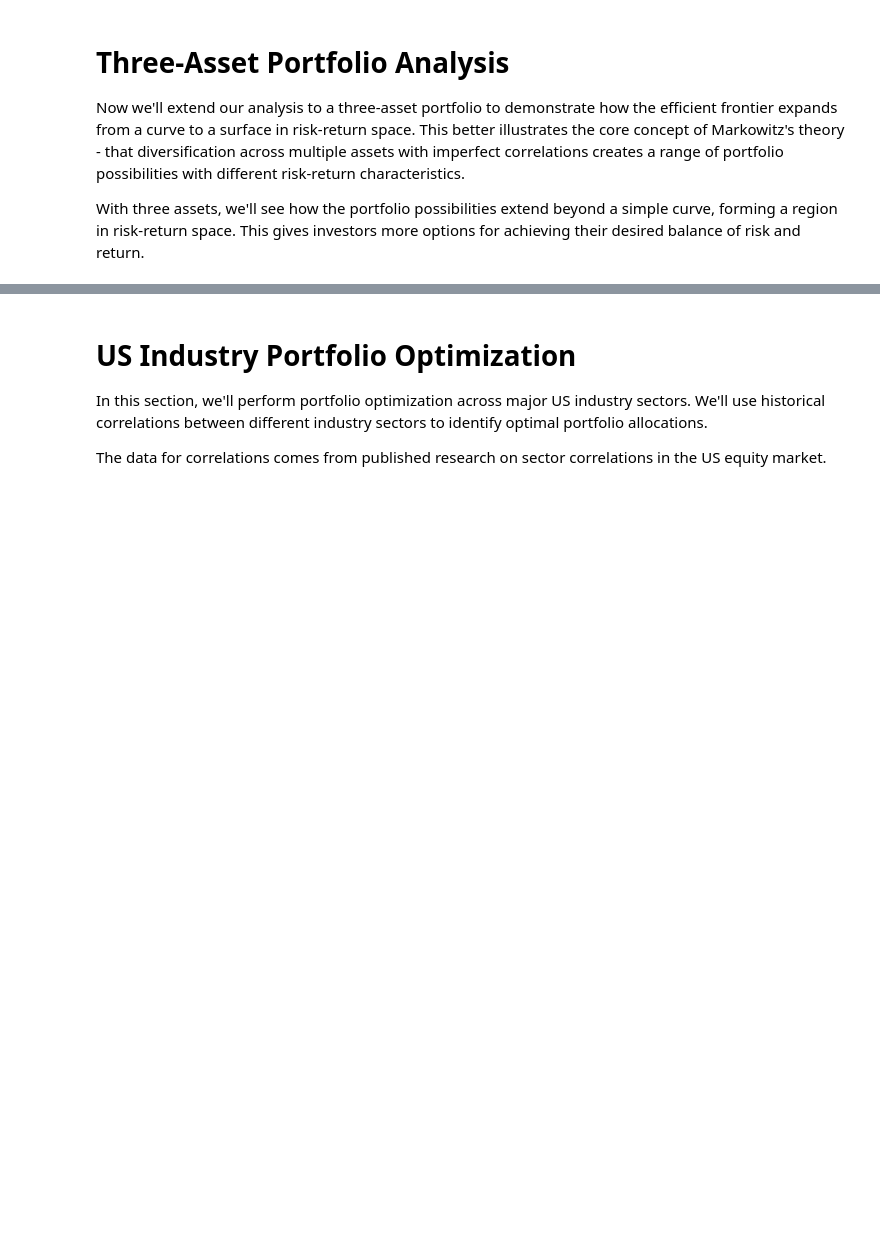
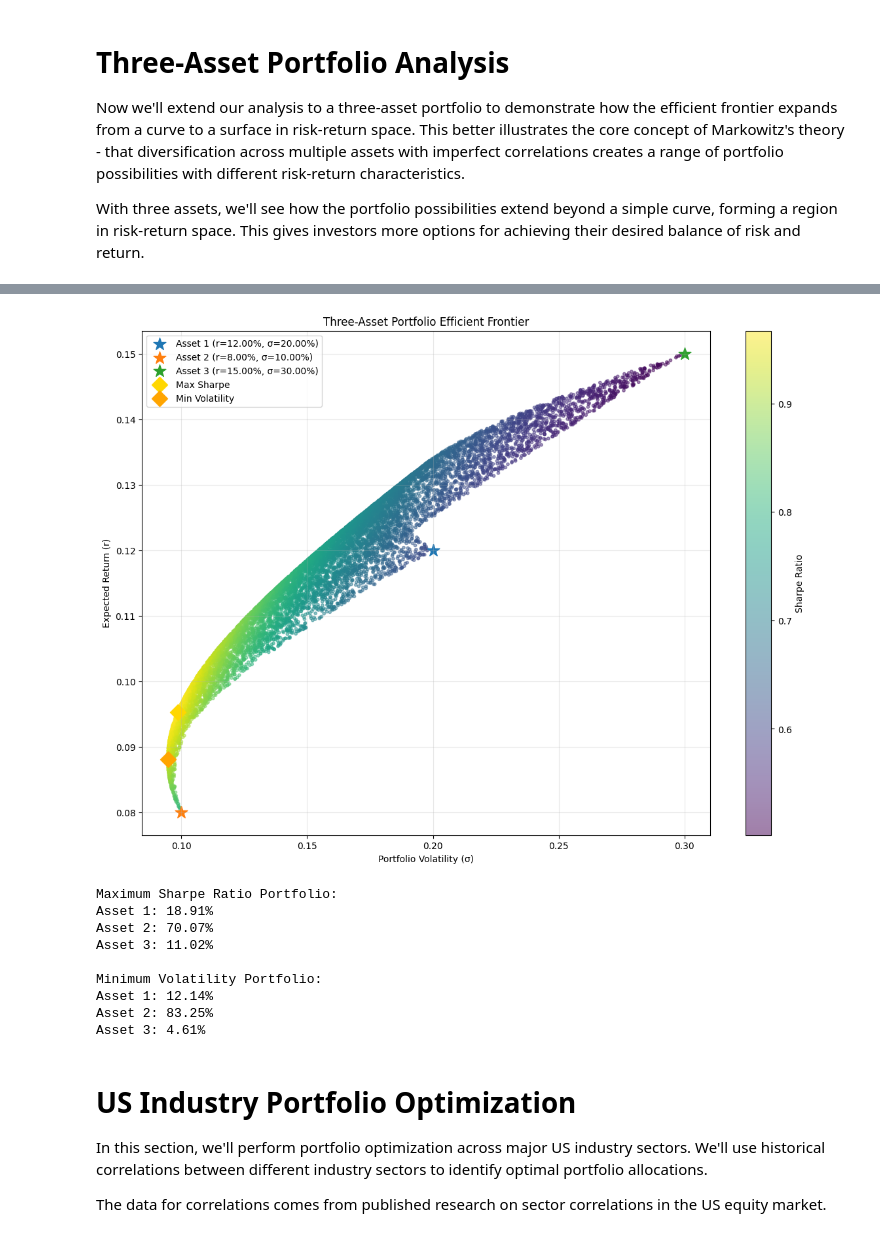
Before and after one commit to howesrichard/FM_portfolio_optimisation, a Jupyter notebook: Lecture Material.ipynb, the cells around one changed output, grey strips where cells are left out. Saved outputs shown, nothing was run; the diff lists cells and outputs as text; code cells hidden in the pictures; blank space fills up the shorter version.

```diff
--- a/Lecture Material.ipynb
+++ b/Lecture Material.ipynb
@@ -424,3 +387,22 @@ Asset 3: 4.43%
+# %%
+# Instantiate a new efficient frontier class
+three_asset_optimisation_new_sample = ThreeAssetOptimisation(returns,sigmas, corr_matrix, weighting_style='dirichlet')
+
+# Plot the efficient frontier
+three_asset_optimisation_new_sample._create_covariance_matrix()
+three_asset_optimisation_new_sample.generate_portfolios()
+three_asset_optimisation_new_sample.plot_efficient_frontier()
+# %% [output]
+[figure, added]
+Maximum Sharpe Ratio Portfolio:
+Asset 1: 18.91%
+Asset 2: 70.07%
+Asset 3: 11.02%
+
+Minimum Volatility Portfolio:
+Asset 1: 12.14%
+Asset 2: 83.25%
+Asset 3: 4.61%
 # %% [markdown]
 # US Industry Portfolio Optimization
 
```
Also changed, not shown: parts of 9 cells of this notebook.
